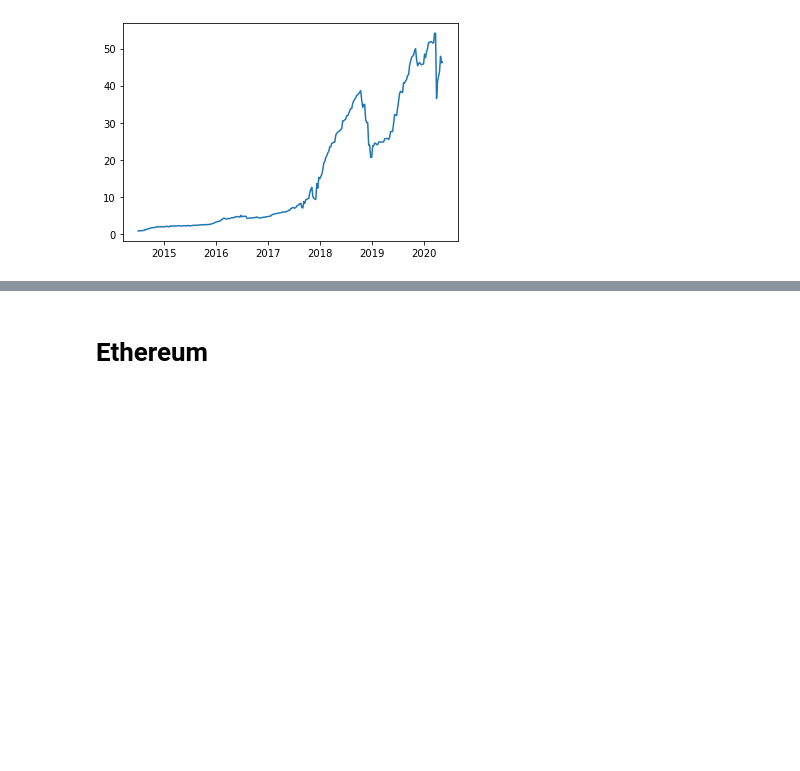
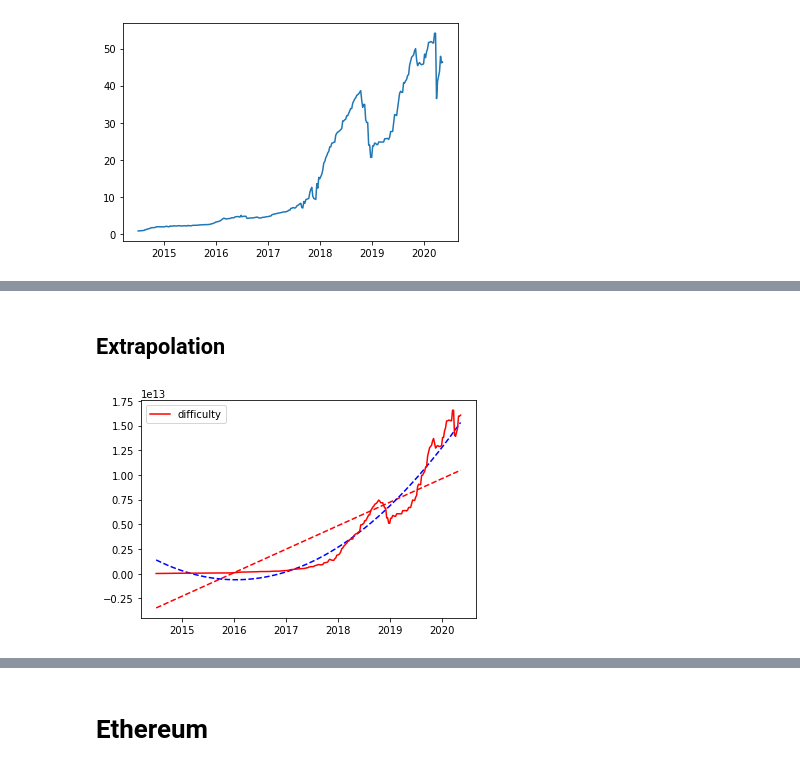
Before and after one commit to Lukasdeloose/sustainable_blockchain, a Jupyter notebook: data_analysis/history.ipynb, the cells around one changed output, grey strips where cells are left out. Saved outputs shown, nothing was run; the diff lists cells and outputs as text; code cells hidden in the pictures; blank space fills up the shorter version.

```diff
--- a/data_analysis/history.ipynb
+++ b/data_analysis/history.ipynb
@@ -456,0 +400,2 @@ np.sum(hardware['on_num']*hardware['hashing_power'])
+# %% [markdown]
+## Extrapolation
@@ -456,0 +404,17 @@ np.sum(hardware['on_num']*hardware['hashing_power'])
+# %%
+x = mdates.date2num(bitcoin.index)
+
+z = np.polyfit(x,bitcoin['difficulty'], 1)
+
+p = np.poly1d(z)
+plt.plot(x,p(x),"r--")
+
+z2 = np.polyfit(x,bitcoin['difficulty'], 2)
+p2 = np.poly1d(z2)
+plt.plot(x,p2(x),"b--")
+
+plt.plot(bitcoin['difficulty'],color="red", label="difficulty")
+plt.legend()
+plt.show()
+# %% [output]
+[figure, added]
```
Also changed, not shown: parts of 50 cells of this notebook, 11 other files.
